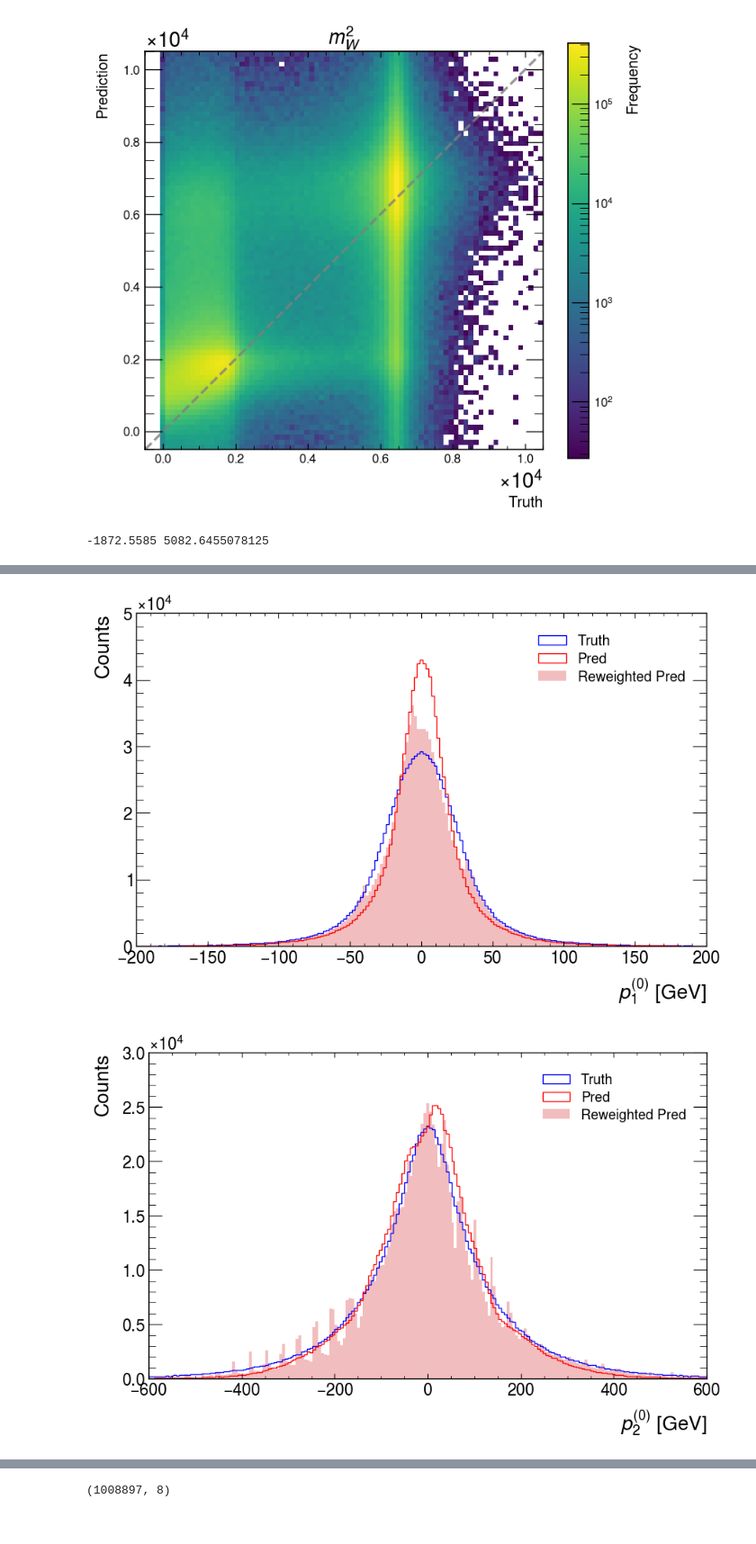
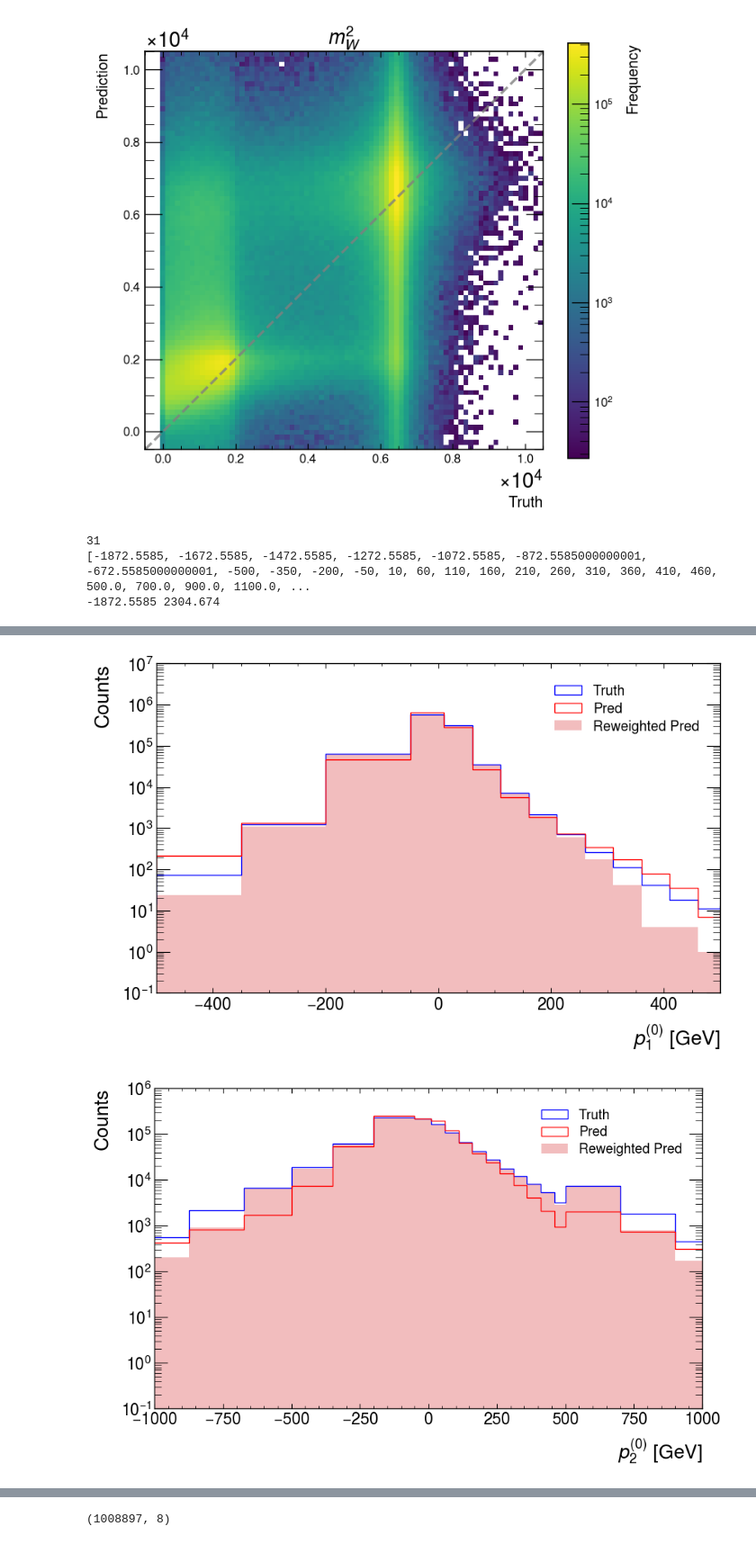
Before and after one commit to yygarypeng/QE-mls, a Jupyter notebook: 9th_trial/WWResRegressor_full_rtag_reweight_joint.ipynb, the cells around one changed output, grey strips where cells are left out. Shown at 90% size. Saved outputs shown, nothing was run; the diff lists cells and outputs as text; code cells hidden in the pictures.

```diff
--- a/9th_trial/WWResRegressor_full_rtag_reweight_joint.ipynb
+++ b/9th_trial/WWResRegressor_full_rtag_reweight_joint.ipynb
@@ -707,48 +712,49 @@ Truth mean: 3614.582, std: 2591.740, min: 4.006, max: 11833.121
 [figure]
 # %%
 # only consider 4-dim leading lepton kinematics
-def rc(truth, pred, bins=201):
+def rc(truth, pred):
     # Compute the ratio of prediction to truth --> rc
     # Parameters
-    bins = [bins]
     min_data = np.min([pred.min(), truth.min()])
-    max_data = np.max([pred.max(), truth.max()])
-    ranges = [(min_data, max_data)]
+    max_data = np.min([pred.max(), truth.max()])
+    min_range = np.arange(min_data, -500, 200).tolist()
+    mid_range = np.arange(-500, 10, 150).tolist()
+    ranges = np.arange(10, 500, 50).tolist()
+    max_range = np.arange(500, max_data, 200).tolist()
+    bins = [min_range + mid_range + ranges + max_range]
+    print(len(bins[0]))
+    print(bins[0])
     print(min_data, max_data)
     n_dim_temp = pred.shape[-1]
-    bins_range_temp = ranges * n_dim_temp
     bins_num_temp = bins * n_dim_temp
 
     truth_hist_temp, edges_temp = np.histogramdd(
         truth,
         bins=bins_num_temp,
-        range=bins_range_temp,
         density=False,
     )
     pred_hist_temp, _ = np.histogramdd(
         pred,
         bins=bins_num_temp,
-        range=bins_range_temp,
         density=False,
     )
 
     rc = np.divide(
         truth_hist_temp,
         pred_hist_temp,
-        out=np.zeros_like(truth_hist_temp),
+        out=np.ones_like(truth_hist_temp),
         where=pred_hist_temp != 0,
     )
-
-    return rc, edges_temp, bins_num_temp, ranges, bins
+    return rc, edges_temp, bins_num_temp
 
 
 # Digitize the data --> retrivr corresponding position in the 4-d histogram
-def digitize_data(data, rc, edges, bins_num_temp):
+def digitize_data(data, rc, edges):
     n_dim = data.shape[-1]
     digitized = np.zeros_like(data, dtype=int)
     for dim in range(n_dim):
-        digitized[:, dim] = np.digitize(data[:, dim], edges[0]) - 1
-        digitized[:, dim] = np.clip(digitized[:, dim], 0, bins_num_temp[0] - 1)
+        digitized[:, dim] = np.digitize(data[:, dim], edges[dim]) - 1
+        digitized[:, dim] = np.clip(digitized[:, dim], 0, len(edges[dim]) - 2)
     # Extract the reweighting coefficients for each data point
     reweighting_coefficients = np.array(
         [rc[tuple(digitized[i])] for i in range(data.shape[0])]
@@ -756,25 +762,28 @@ def digitize_data(data, rc, edges, bins_num_temp):
     return reweighting_coefficients
 
 
-rc_w0, edges_w0, bins_num_temp_w0, ranges, bins = rc(
-    sig_truth_inv[:, 0:4], sig_pred_inv[:, 0:4]
+dimensionality = 4
+
+rc_w0, edges_w0, bins_w0 = rc(
+    sig_truth_inv[:, 0:dimensionality], sig_pred_inv[:, 0:dimensionality]
 )
 reweighting_coefficients = digitize_data(
-    sig_pred_inv[:, 0:4], rc_w0, edges_w0, bins_num_temp_w0
+    sig_pred_inv[:, 0:dimensionality], rc_w0, edges_w0
 )
 # %% [output]
--1872.5585 5082.6455078125
+31
+[-1872.5585, -1672.5585, -1472.5585, -1272.5585, -1072.5585, -872.5585000000001, -672.5585000000001, -500, -350, -200, -50, 10, 60, 110, 160, 210, 260, 310, 360, 410, 460, 500.0, 700.0, 900.0, 1100.0, ...
+-1872.5585 2304.674
 # %%
-
 # Calculate the original histograms
-n_dims = sig_pred_inv[:, 0:4].shape[1]
-bins_num = [201] * n_dims
-bins_range = [(-200, 200), (-200, 200), (-600, 600), (0, 600)] * n_dims
+n_dims = sig_pred_inv[:, 0:dimensionality].shape[1]
+# bins_num = [251] * n_dims
+# bins_range = [(-200, 200), (-200, 200), (-600, 600), (0, 600)] * n_dims
 
 
 def calculate_histograms(data, weights=None):
     return [
-        np.histogram(data[:, i], bins=bins[0], range=bins_range[i], weights=weights)[0]
+        np.histogram(data[:, i], bins=bins_w0[0], weights=weights)[0]
         for i in range(n_dims)
     ]
 
@@ -785,18 +794,13 @@ reweighted_hist = calculate_histograms(
     sig_pred_inv[:, 0:4], weights=reweighting_coefficients
 )
 
-edges = [
-    np.histogram(sig_truth_inv[:, i], bins=bins[0], range=bins_range[i])[1]
-    for i in range(n_dims)
-]
-
 # Plot the histograms
-# plot_bins_range = [(-400, 400), (-400, 400), (-600, 600), (0, 1000)]
+plot_bins_range = [(-500, 500), (-500, 500), (-1000, 1000), (-100, 1500)]
 for dim in range(n_dims):
     plt.figure(figsize=(10, 6))
     plt.hist(
-        edges[dim][:-1],
-        bins=edges[dim],
+        edges_w0[dim][:-1],
+        bins=edges_w0[dim],
         weights=truth_hist[dim],
         histtype="step",
         label="Truth",
@@ -804,8 +808,8 @@ for dim in range(n_dims):
         density=False,
     )
     plt.hist(
-        edges[dim][:-1],
-        bins=edges[dim],
+        edges_w0[dim][:-1],
+        bins=edges_w0[dim],
         weights=pred_hist[dim],
         histtype="step",
         label="Pred",
@@ -813,8 +817,8 @@ for dim in range(n_dims):
         density=False,
     )
     plt.hist(
-        edges[dim][:-1],
-        bins=edges[dim],
+        edges_w0[dim][:-1],
+        bins=edges_w0[dim],
         weights=reweighted_hist[dim],
         histtype="bar",
         label="Reweighted Pred",
@@ -822,7 +826,8 @@ for dim in range(n_dims):
         alpha=0.3,
         density=False,
     )
-    # plt.xlim(plot_bins_range[dim])
+    plt.semilogy()
+    plt.xlim(plot_bins_range[dim])
     plt.xlabel(f"$p^{{(0)}}_{dim}$ [GeV]")
     plt.ylabel("Counts")
     plt.legend()
@@ -832,2 +837,2 @@ for dim in range(n_dims):
-[figure, old version]
+[figure, new version]
-[figure, old version]
+[figure, new version]
```
Also changed, not shown: parts of 24 cells of this notebook, 8 other files.
